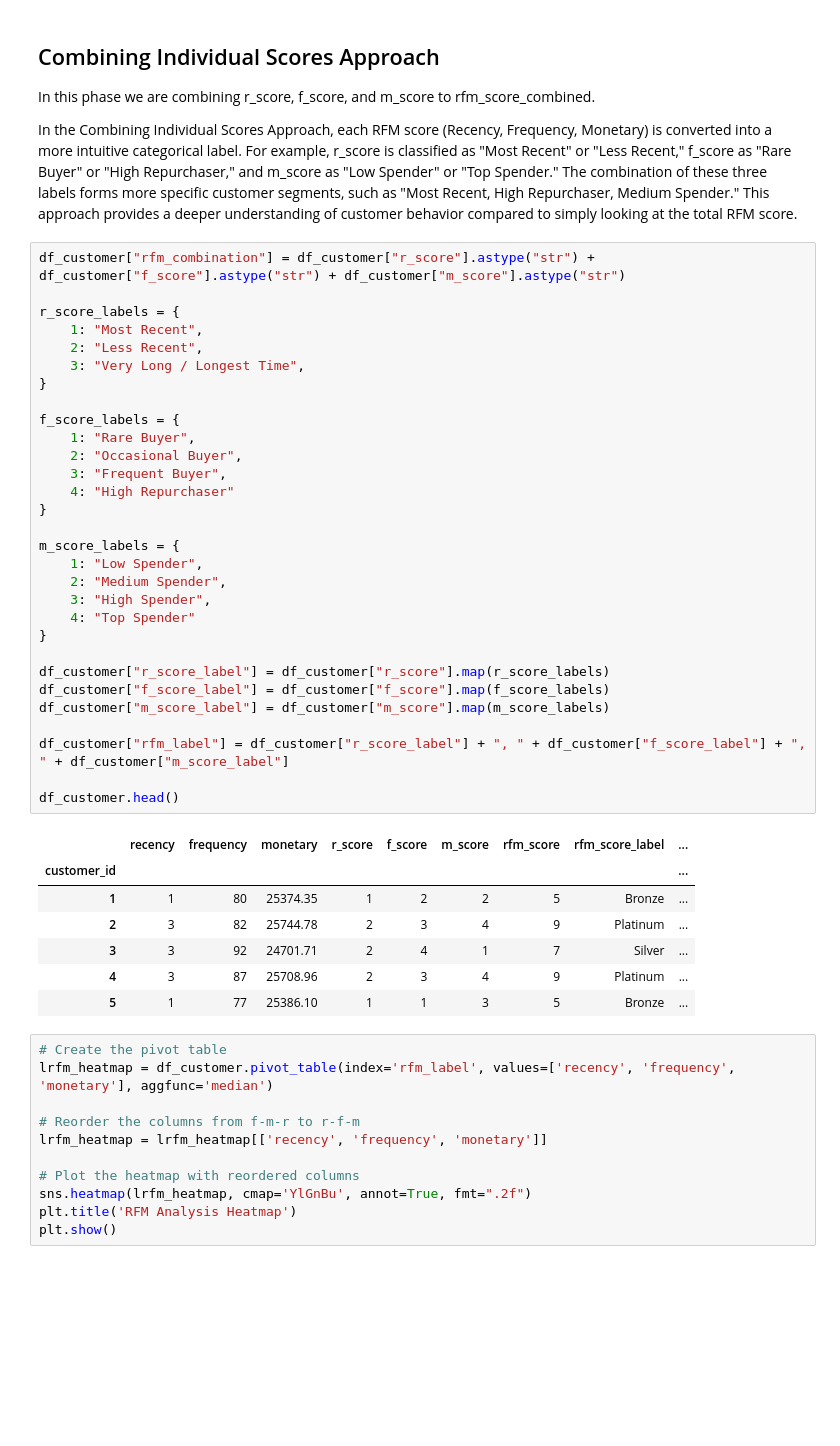
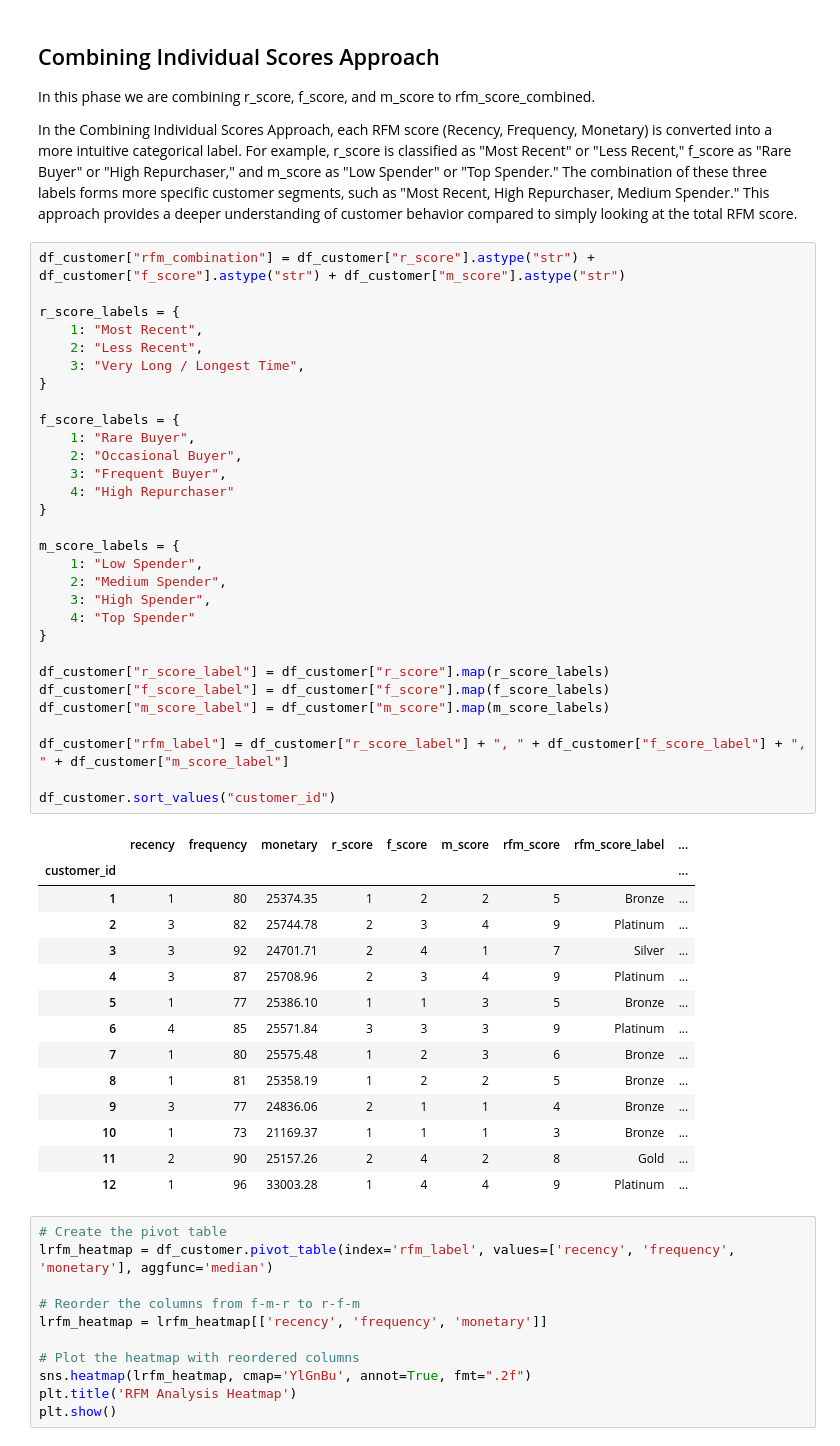
Before and after one commit to hansdarmawann/rfm-myanmar-retail, a Jupyter notebook: RFM_Myanmar_Analysis.ipynb, the cells around one changed output. Saved outputs shown, nothing was run; the diff lists cells and outputs as text; blank space fills up the shorter version.

Commit message:
Update title; Show all columns instead of head.

```diff
--- a/RFM_Myanmar_Analysis.ipynb
+++ b/RFM_Myanmar_Analysis.ipynb
@@ -836,34 +843,41 @@ r_score_labels = {
 }
 
 f_score_labels = {
     1: "Rare Buyer",
     2: "Occasional Buyer",
     3: "Frequent Buyer",
     4: "High Repurchaser"
 }
 
 m_score_labels = {
     1: "Low Spender",
     2: "Medium Spender",
     3: "High Spender",
     4: "Top Spender"
 }
 
 df_customer["r_score_label"] = df_customer["r_score"].map(r_score_labels)
 df_customer["f_score_label"] = df_customer["f_score"].map(f_score_labels)
 df_customer["m_score_label"] = df_customer["m_score"].map(m_score_labels)
 
 df_customer["rfm_label"] = df_customer["r_score_label"] + ", " + df_customer["f_score_label"] + ", " + df_customer["m_score_label"]
 
-df_customer.head()
+df_customer.sort_values("customer_id")
 # %% [output]
 |  | recency | frequency | monetary | r_score | f_score | m_score | rfm_score | rfm_score_label | ... |
 | customer_id |  |  |  |  |  |  |  |  | ... |
 | 1 | 1 | 80 | 25374.35 | 1 | 2 | 2 | 5 | Bronze | ... |
 | 2 | 3 | 82 | 25744.78 | 2 | 3 | 4 | 9 | Platinum | ... |
 | 3 | 3 | 92 | 24701.71 | 2 | 4 | 1 | 7 | Silver | ... |
 | 4 | 3 | 87 | 25708.96 | 2 | 3 | 4 | 9 | Platinum | ... |
 | 5 | 1 | 77 | 25386.10 | 1 | 1 | 3 | 5 | Bronze | ... |
+| 6 | 4 | 85 | 25571.84 | 3 | 3 | 3 | 9 | Platinum | ... |
+| 7 | 1 | 80 | 25575.48 | 1 | 2 | 3 | 6 | Bronze | ... |
+| 8 | 1 | 81 | 25358.19 | 1 | 2 | 2 | 5 | Bronze | ... |
+| 9 | 3 | 77 | 24836.06 | 2 | 1 | 1 | 4 | Bronze | ... |
+| 10 | 1 | 73 | 21169.37 | 1 | 1 | 1 | 3 | Bronze | ... |
+| 11 | 2 | 90 | 25157.26 | 2 | 4 | 2 | 8 | Gold | ... |
+| 12 | 1 | 96 | 33003.28 | 1 | 4 | 4 | 9 | Platinum | ... |
 # %%
 # Create the pivot table
 lrfm_heatmap = df_customer.pivot_table(index='rfm_label', values=['recency', 'frequency', 'monetary'], aggfunc='median')
```
Also changed, not shown: parts of 2 cells of this notebook.
